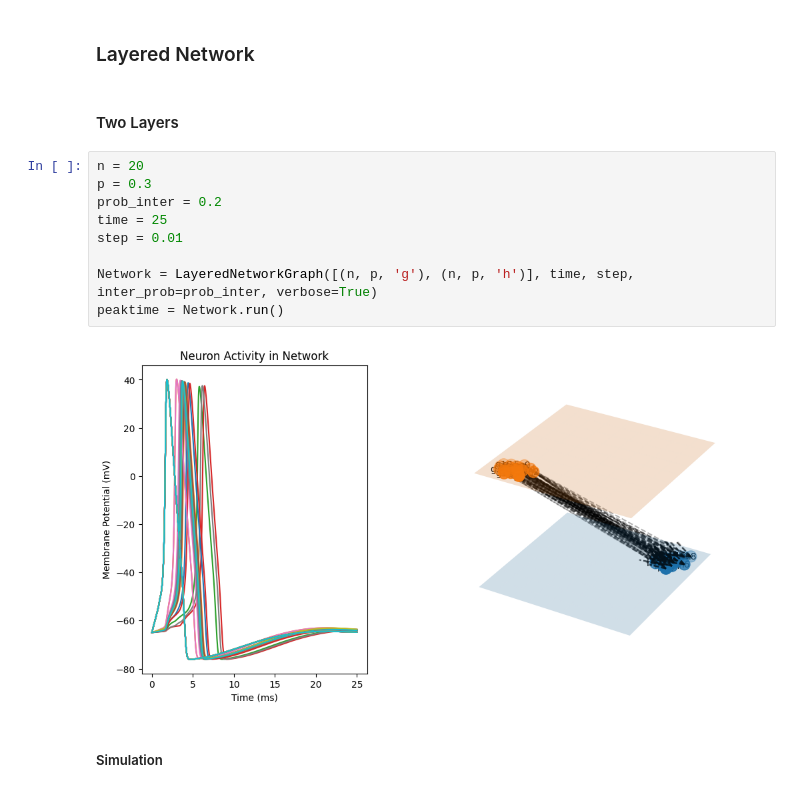
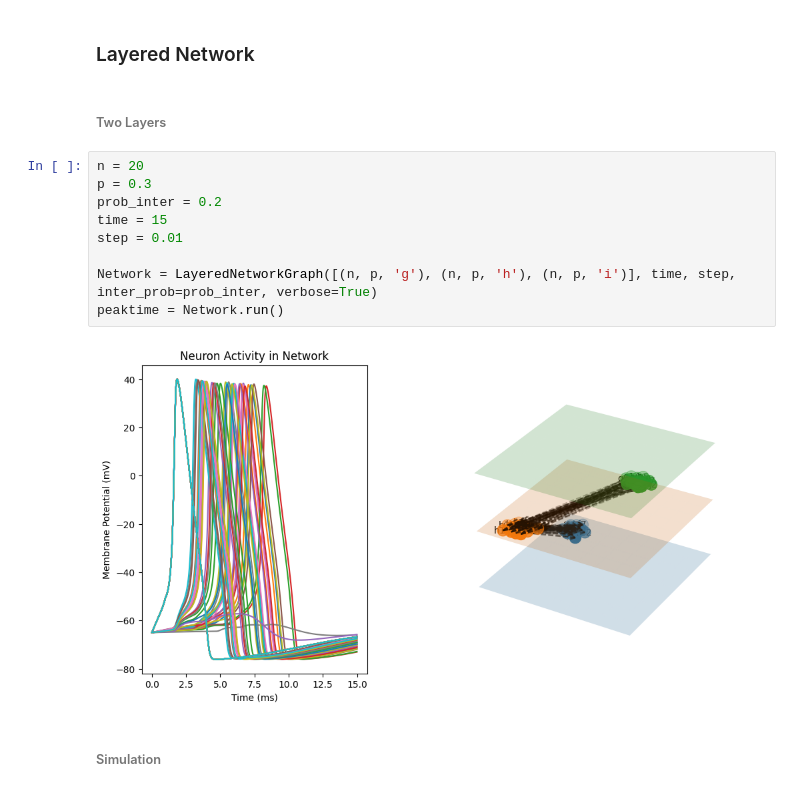
Before and after one commit to ZhuonengBao/Computational-Science-Project, a Jupyter notebook: Project Computational Science.ipynb, the cells around one changed output. Saved outputs shown, nothing was run; the diff lists cells and outputs as text.

```diff
--- a/Project Computational Science.ipynb
+++ b/Project Computational Science.ipynb
@@ -148,20 +148,20 @@ plt.show()
 # %% [markdown]
 ### Layered Network
 # %% [markdown]
-#### Two Layers
+###### Two Layers
 # %%
 n = 20
 p = 0.3
 prob_inter = 0.2
-time = 25
+time = 15
 step = 0.01
 
-Network = LayeredNetworkGraph([(n, p, 'g'), (n, p, 'h')], time, step, inter_prob=prob_inter, verbose=True)
+Network = LayeredNetworkGraph([(n, p, 'g'), (n, p, 'h'), (n, p, 'i')], time, step, inter_prob=prob_inter, verbose=True)
 peaktime = Network.run()
 # %% [output]
-[figure, old version]
+[figure, new version]
 # %% [markdown]
-##### Simulation
+###### Simulation
 # %%
 # ~~5 minutes
 n = 10
```
Also changed, not shown: parts of 13 cells of this notebook, 1 other file.
